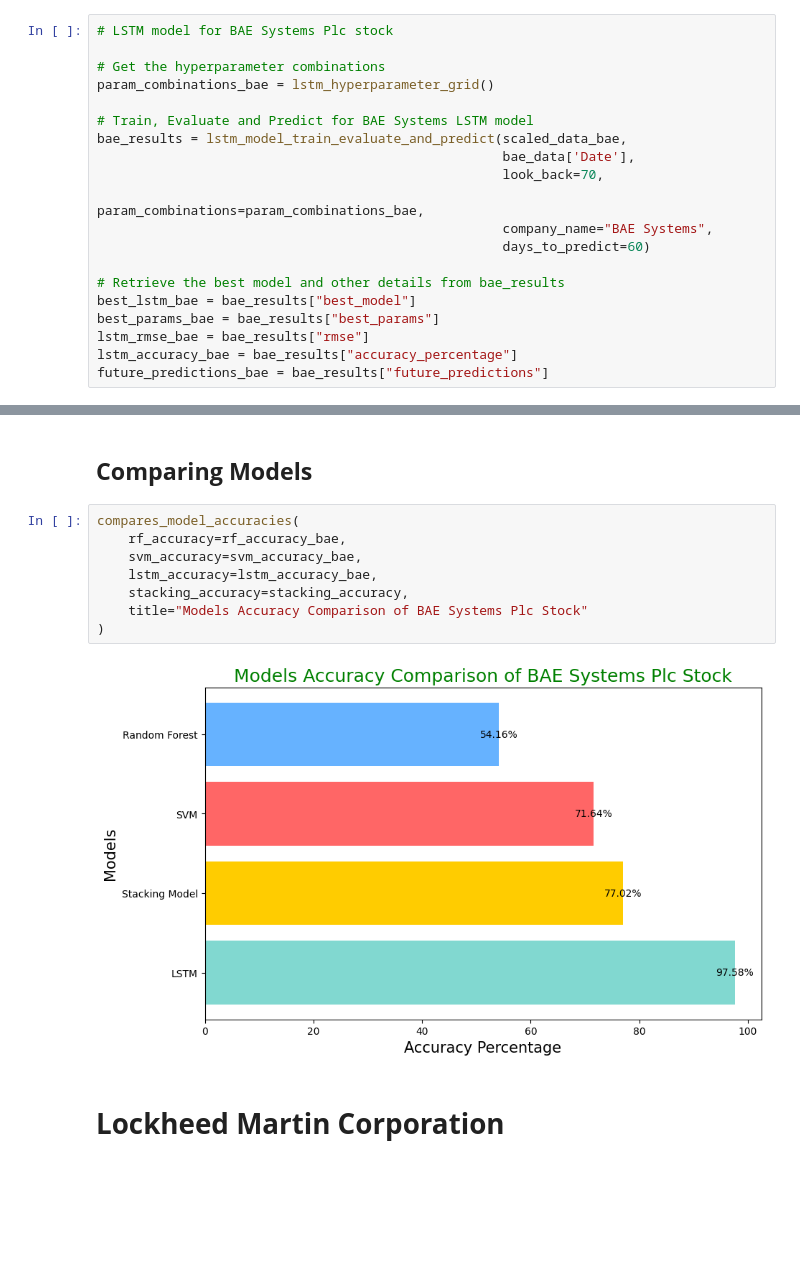
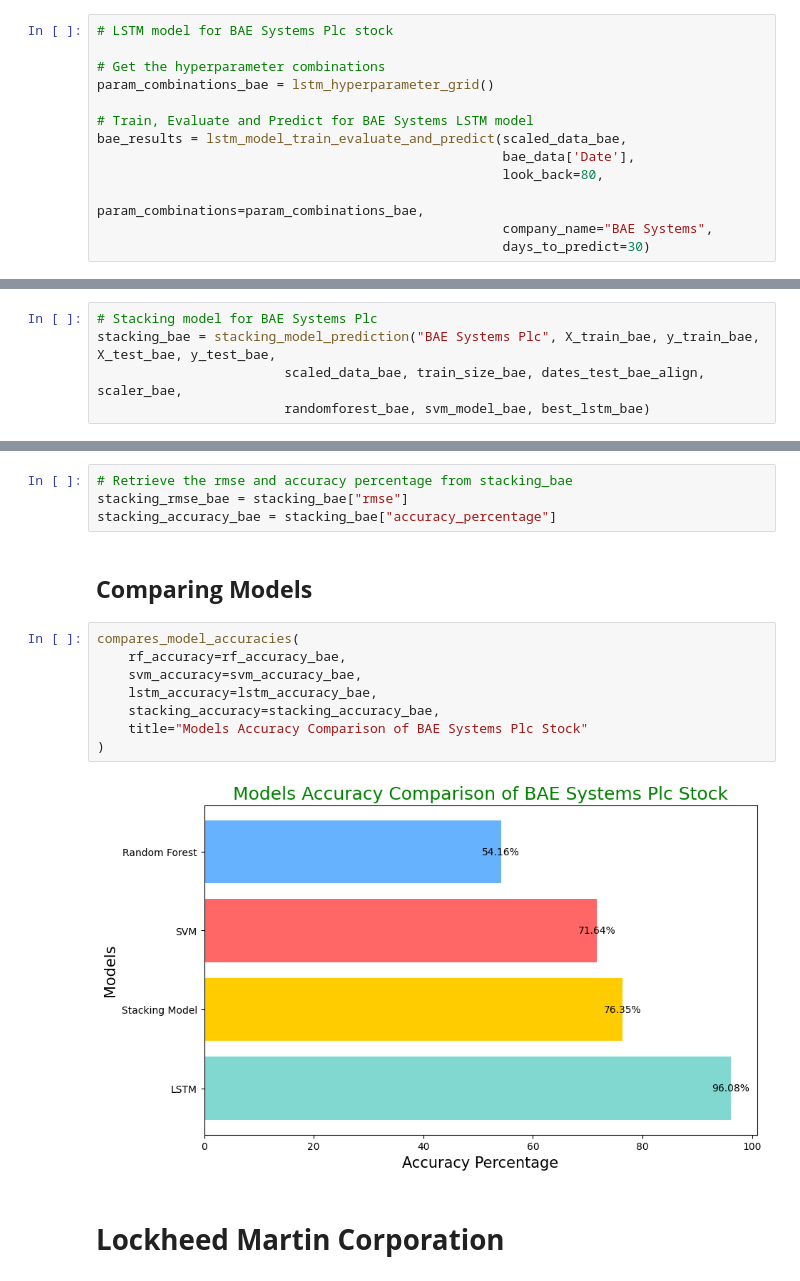
Before and after one commit to Bhavana-Kolli/22035573_Final-Project_Stock-Market, a Jupyter notebook: 22035573_Data_Science_Project.ipynb, the cells around one changed output, grey strips where cells are left out. Cells and saved outputs as stored; diff of their text form; blank space fills up the shorter version.

```diff
--- a/22035573_Data_Science_Project.ipynb
+++ b/22035573_Data_Science_Project.ipynb
@@ -559,15 +636,8 @@ param_combinations_bae = lstm_hyperparameter_grid()
 # Train, Evaluate and Predict for BAE Systems LSTM model
 bae_results = lstm_model_train_evaluate_and_predict(scaled_data_bae,
                                                     bae_data['Date'],
-                                                    look_back=70,
+                                                    look_back=80,
                                                     param_combinations=param_combinations_bae,
                                                     company_name="BAE Systems",
-                                                    days_to_predict=60)
-
-# Retrieve the best model and other details from bae_results
-best_lstm_bae = bae_results["best_model"]
-best_params_bae = bae_results["best_params"]
-lstm_rmse_bae = bae_results["rmse"]
-lstm_accuracy_bae = bae_results["accuracy_percentage"]
-future_predictions_bae = bae_results["future_predictions"]
+                                                    days_to_predict=30)
 # %% [output]
@@ -671,0 +677,5 @@ Accuracy Percentage of Stacking Model for BAE Systems Plc Stock: 77.02%
+# %%
+# Stacking model for BAE Systems Plc
+stacking_bae = stacking_model_prediction("BAE Systems Plc", X_train_bae, y_train_bae, X_test_bae, y_test_bae,
+                        scaled_data_bae, train_size_bae, dates_test_bae_align, scaler_bae,
+                        randomforest_bae, svm_model_bae, best_lstm_bae)
@@ -672,15 +692,19 @@ Accuracy Percentage of Stacking Model for BAE Systems Plc Stock: 77.02%
+# %%
+# Retrieve the rmse and accuracy percentage from stacking_bae
+stacking_rmse_bae = stacking_bae["rmse"]
+stacking_accuracy_bae = stacking_bae["accuracy_percentage"]
 # %% [markdown]
 ## **Comparing Models**
 # %%
 compares_model_accuracies(
     rf_accuracy=rf_accuracy_bae,
     svm_accuracy=svm_accuracy_bae,
     lstm_accuracy=lstm_accuracy_bae,
-    stacking_accuracy=stacking_accuracy,
+    stacking_accuracy=stacking_accuracy_bae,
     title="Models Accuracy Comparison of BAE Systems Plc Stock"
 )
 # %% [output]
-[figure, old version]
+[figure, new version]
 # %% [markdown]
 # **Lockheed Martin Corporation**
 # %% [markdown]
```
Also changed, not shown: parts of 54 cells of this notebook.
